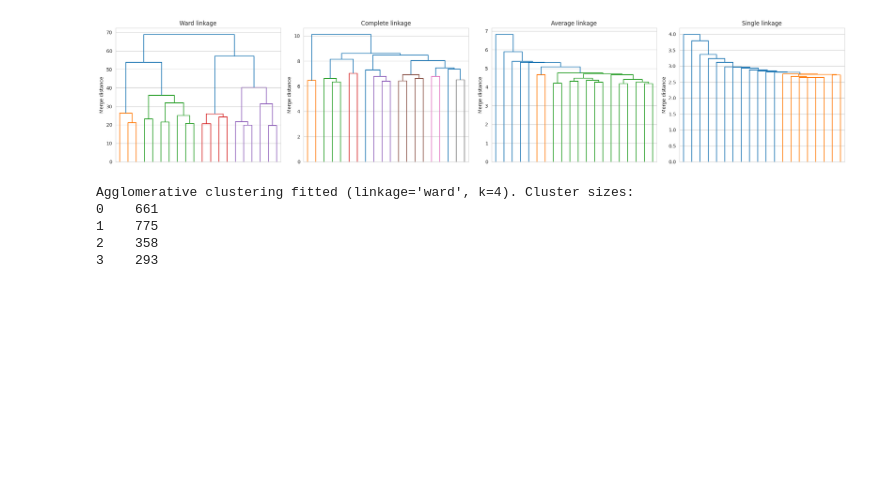
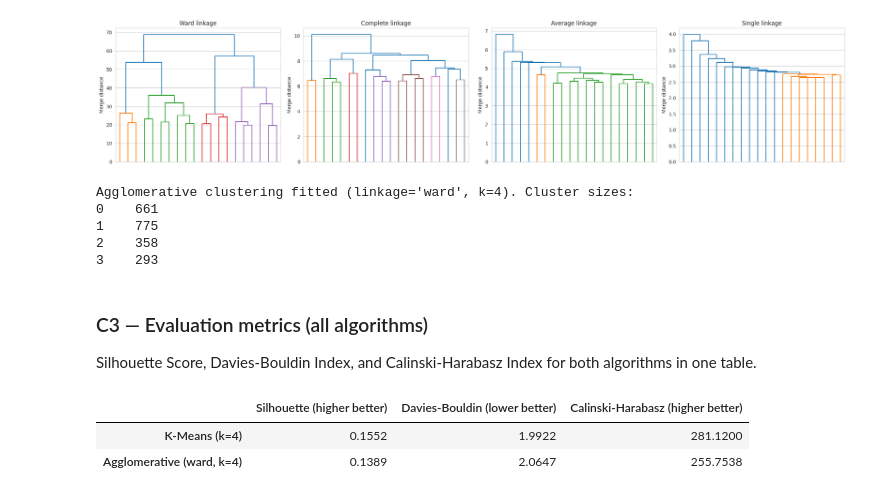
Before and after one commit to Isvarr/capstone_ml, a Jupyter notebook: clustering.ipynb, the cells around one changed output. Cells and saved outputs as stored; diff of their text form; code cells hidden in the pictures; blank space fills up the shorter version.

```diff
--- a/clustering.ipynb
+++ b/clustering.ipynb
@@ -320,3 +320,17 @@ Agglomerative clustering fitted (linkage='ward', k=4). Cluster sizes:
 1    775
 2    358
 3    293
+# %% [markdown]
+### C3 — Evaluation metrics (all algorithms)
+Silhouette Score, Davies-Bouldin Index, and Calinski-Harabasz Index for both algorithms in one table.
+# %%
+cluster_results = {
+    f'K-Means (k={K_FINAL})': km_labels,
+    f'Agglomerative ({BEST_LINKAGE}, k={K_FINAL})': agg_labels,
+}
+metrics_df = pd.DataFrame({name: evaluate_clustering(X, lab) for name, lab in cluster_results.items()}).T.round(4)
+metrics_df
+# %% [output]
+|  | Silhouette (higher better) | Davies-Bouldin (lower better) | Calinski-Harabasz (higher better) |
+| K-Means (k=4) | 0.1552 | 1.9922 | 281.1200 |
+| Agglomerative (ward, k=4) | 0.1389 | 2.0647 | 255.7538 |
```
Also changed, not shown: parts of 3 cells of this notebook.
